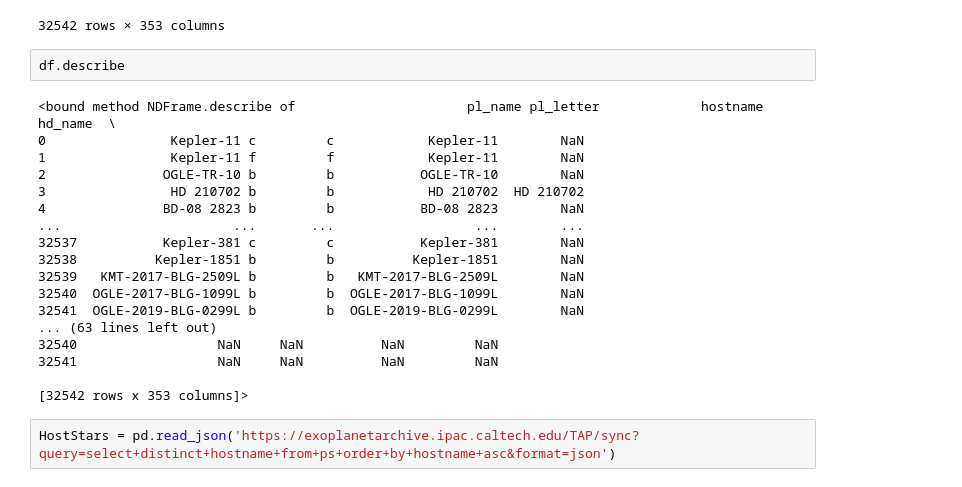
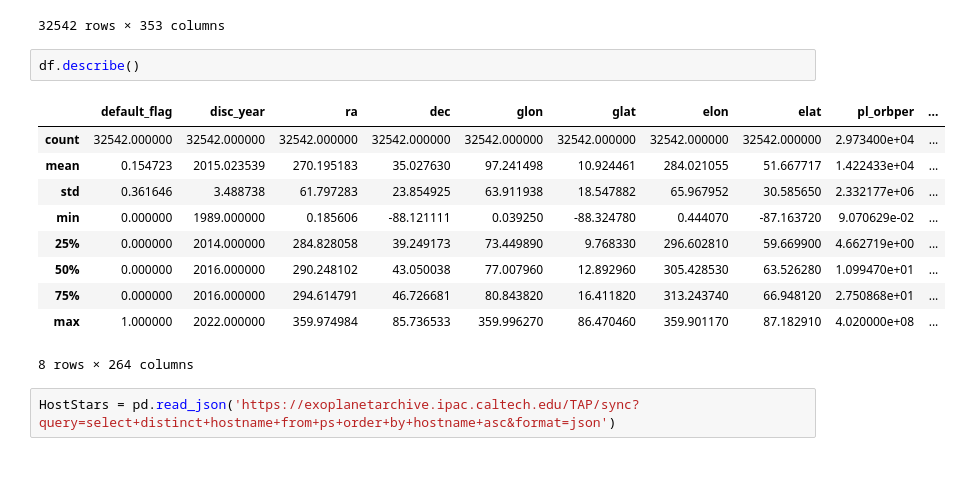
Before and after one commit to jack-eddy-symposium/exoplanetary-impact, a Jupyter notebook: exoplanet-data-pull.ipynb, the cells around one changed output. Saved outputs shown, nothing was run; the diff lists cells and outputs as text.

```diff
--- a/exoplanet-data-pull.ipynb
+++ b/exoplanet-data-pull.ipynb
@@ -36,25 +36,18 @@ df
 | 32541 | OGLE-2019-BLG-0299L b | b | OGLE-2019-BLG-0299L | NaN | NaN | NaN | NaN | 1 | <a refstr=HAN_ET_AL__2021 href=ht... | ... |
 32542 rows × 353 columns
 # %%
-df.describe
+df.describe()
 # %% [output]
+|  | default_flag | disc_year | ra | dec | glon | glat | elon | elat | pl_orbper | ... |
+| count | 32542.000000 | 32542.000000 | 32542.000000 | 32542.000000 | 32542.000000 | 32542.000000 | 32542.000000 | 32542.000000 | 2.973400e+04 | ... |
+| mean | 0.154723 | 2015.023539 | 270.195183 | 35.027630 | 97.241498 | 10.924461 | 284.021055 | 51.667717 | 1.422433e+04 | ... |
+| std | 0.361646 | 3.488738 | 61.797283 | 23.854925 | 63.911938 | 18.547882 | 65.967952 | 30.585650 | 2.332177e+06 | ... |
+| min | 0.000000 | 1989.000000 | 0.185606 | -88.121111 | 0.039250 | -88.324780 | 0.444070 | -87.163720 | 9.070629e-02 | ... |
+| 25% | 0.000000 | 2014.000000 | 284.828058 | 39.249173 | 73.449890 | 9.768330 | 296.602810 | 59.669900 | 4.662719e+00 | ... |
+| 50% | 0.000000 | 2016.000000 | 290.248102 | 43.050038 | 77.007960 | 12.892960 | 305.428530 | 63.526280 | 1.099470e+01 | ... |
+| 75% | 0.000000 | 2016.000000 | 294.614791 | 46.726681 | 80.843820 | 16.411820 | 313.243740 | 66.948120 | 2.750868e+01 | ... |
+| max | 1.000000 | 2022.000000 | 359.974984 | 85.736533 | 359.996270 | 86.470460 | 359.901170 | 87.182910 | 4.020000e+08 | ... |
-<bound method NDFrame.describe of                      pl_name pl_letter             hostname    hd_name  \
-0                Kepler-11 c         c            Kepler-11        NaN
-1                Kepler-11 f         f            Kepler-11        NaN
-2               OGLE-TR-10 b         b           OGLE-TR-10        NaN
-3                HD 210702 b         b            HD 210702  HD 210702
-4               BD-08 2823 b         b           BD-08 2823        NaN
-...                      ...       ...                  ...        ...
-32537           Kepler-381 c         c           Kepler-381        NaN
-32538          Kepler-1851 b         b          Kepler-1851        NaN
-32539   KMT-2017-BLG-2509L b         b   KMT-2017-BLG-2509L        NaN
-32540  OGLE-2017-BLG-1099L b         b  OGLE-2017-BLG-1099L        NaN
-32541  OGLE-2019-BLG-0299L b         b  OGLE-2019-BLG-0299L        NaN
-... (63 lines left out)
-32540                  NaN     NaN          NaN         NaN
-32541                  NaN     NaN          NaN         NaN
-
-[32542 rows x 353 columns]>
+8 rows × 264 columns
 # %%
 HostStars = pd.read_json('https://exoplanetarchive.ipac.caltech.edu/TAP/sync?query=select+distinct+hostname+from+ps+order+by+hostname+asc&format=json')
 # %%
```
Also changed, not shown: parts of 2 cells of this notebook, 2 other files.
